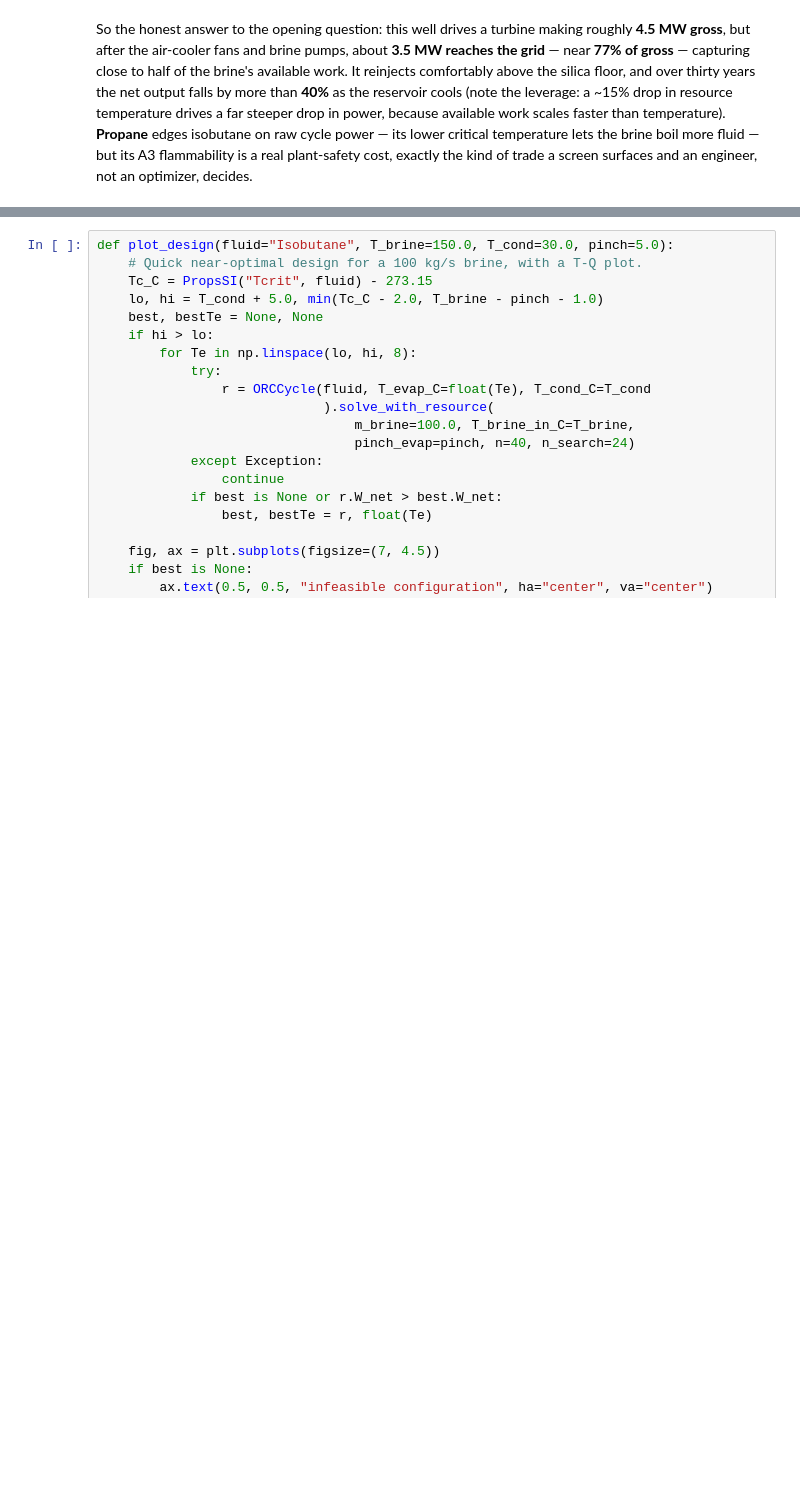
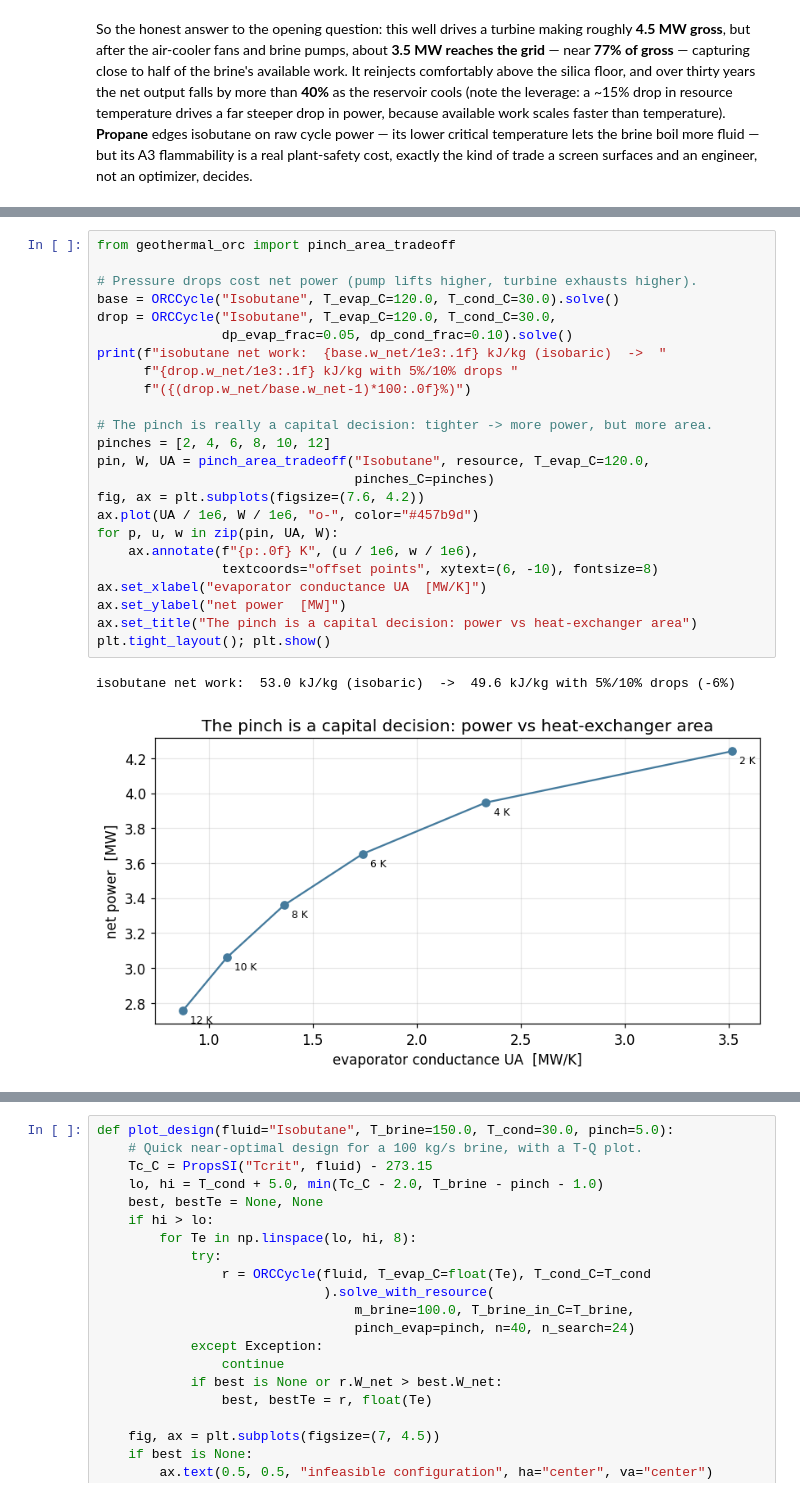
Before and after one commit to khb-git/geothermal-orc, a Jupyter notebook: notebooks/demo.ipynb, the cells around one changed output, grey strips where cells are left out. Drawn from its saved outputs; the diff is of its cells as text; blank space fills up the shorter version.

```diff
--- a/notebooks/demo.ipynb
+++ b/notebooks/demo.ipynb
@@ -756,0 +806,27 @@ not an optimizer, decides.
+# %%
+from geothermal_orc import pinch_area_tradeoff
+
+# Pressure drops cost net power (pump lifts higher, turbine exhausts higher).
+base = ORCCycle("Isobutane", T_evap_C=120.0, T_cond_C=30.0).solve()
+drop = ORCCycle("Isobutane", T_evap_C=120.0, T_cond_C=30.0,
+                dp_evap_frac=0.05, dp_cond_frac=0.10).solve()
+print(f"isobutane net work:  {base.w_net/1e3:.1f} kJ/kg (isobaric)  ->  "
+      f"{drop.w_net/1e3:.1f} kJ/kg with 5%/10% drops "
+      f"({(drop.w_net/base.w_net-1)*100:.0f}%)")
+
+# The pinch is really a capital decision: tighter -> more power, but more area.
+pinches = [2, 4, 6, 8, 10, 12]
+pin, W, UA = pinch_area_tradeoff("Isobutane", resource, T_evap_C=120.0,
+                                 pinches_C=pinches)
+fig, ax = plt.subplots(figsize=(7.6, 4.2))
+ax.plot(UA / 1e6, W / 1e6, "o-", color="#457b9d")
+for p, u, w in zip(pin, UA, W):
+    ax.annotate(f"{p:.0f} K", (u / 1e6, w / 1e6),
+                textcoords="offset points", xytext=(6, -10), fontsize=8)
+ax.set_xlabel("evaporator conductance UA  [MW/K]")
+ax.set_ylabel("net power  [MW]")
+ax.set_title("The pinch is a capital decision: power vs heat-exchanger area")
+plt.tight_layout(); plt.show()
+# %% [output]
+isobutane net work:  53.0 kJ/kg (isobaric)  ->  49.6 kJ/kg with 5%/10% drops (-6%)
+[figure, added]
```
Also changed, not shown: parts of 11 cells of this notebook, 11 other files.
